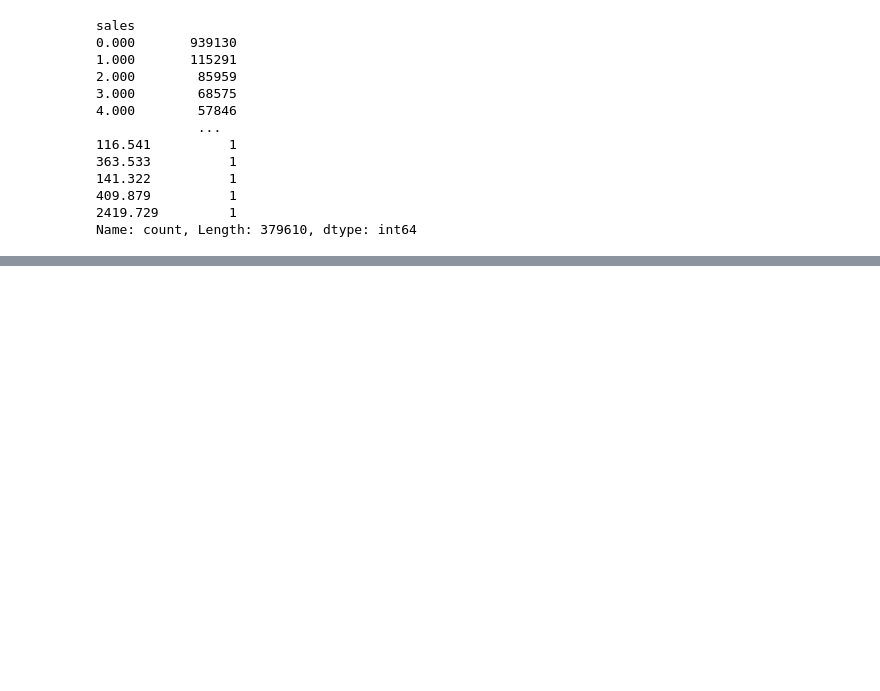
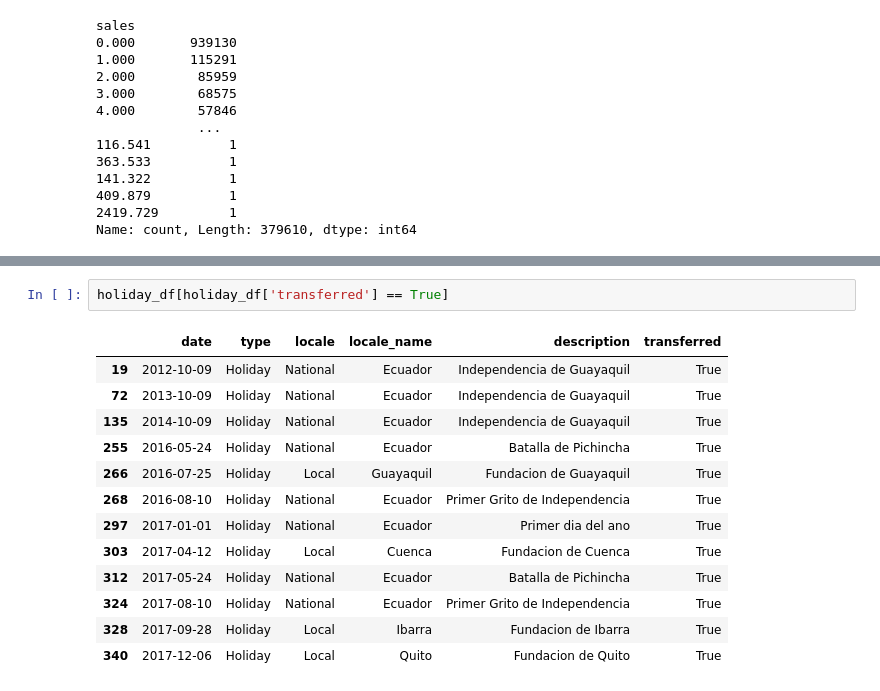
Before and after one commit to PARTHIBAN-007/Kaggle, a Jupyter notebook: Time series Analysis.ipynb, the cells around one changed output, grey strips where cells are left out. Saved outputs shown, nothing was run; the diff lists cells and outputs as text; blank space fills up the shorter version.

```diff
--- a/Time series Analysis.ipynb
+++ b/Time series Analysis.ipynb
@@ -176,0 +202,16 @@ Name: count, Length: 379610, dtype: int64
+# %%
+holiday_df[holiday_df['transferred'] == True]
+# %% [output]
+|  | date | type | locale | locale_name | description | transferred |
+| 19 | 2012-10-09 | Holiday | National | Ecuador | Independencia de Guayaquil | True |
+| 72 | 2013-10-09 | Holiday | National | Ecuador | Independencia de Guayaquil | True |
+| 135 | 2014-10-09 | Holiday | National | Ecuador | Independencia de Guayaquil | True |
+| 255 | 2016-05-24 | Holiday | National | Ecuador | Batalla de Pichincha | True |
+| 266 | 2016-07-25 | Holiday | Local | Guayaquil | Fundacion de Guayaquil | True |
+| 268 | 2016-08-10 | Holiday | National | Ecuador | Primer Grito de Independencia | True |
+| 297 | 2017-01-01 | Holiday | National | Ecuador | Primer dia del ano | True |
+| 303 | 2017-04-12 | Holiday | Local | Cuenca | Fundacion de Cuenca | True |
+| 312 | 2017-05-24 | Holiday | National | Ecuador | Batalla de Pichincha | True |
+| 324 | 2017-08-10 | Holiday | National | Ecuador | Primer Grito de Independencia | True |
+| 328 | 2017-09-28 | Holiday | Local | Ibarra | Fundacion de Ibarra | True |
+| 340 | 2017-12-06 | Holiday | Local | Quito | Fundacion de Quito | True |
```
Also changed, not shown: parts of 28 cells of this notebook.
